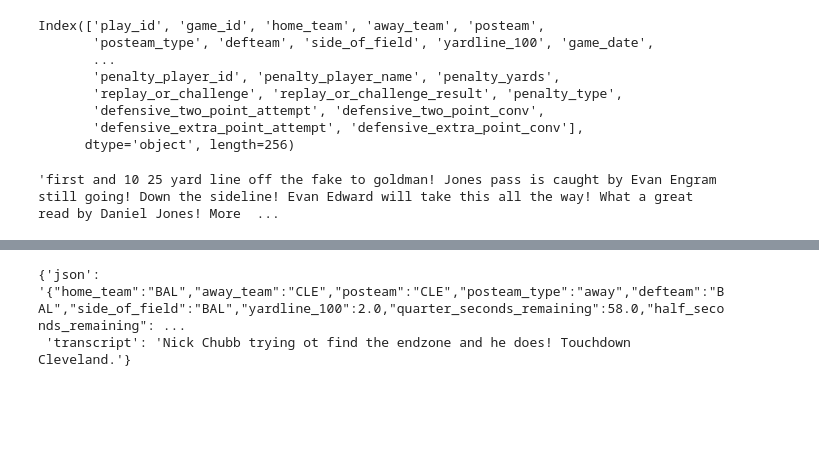
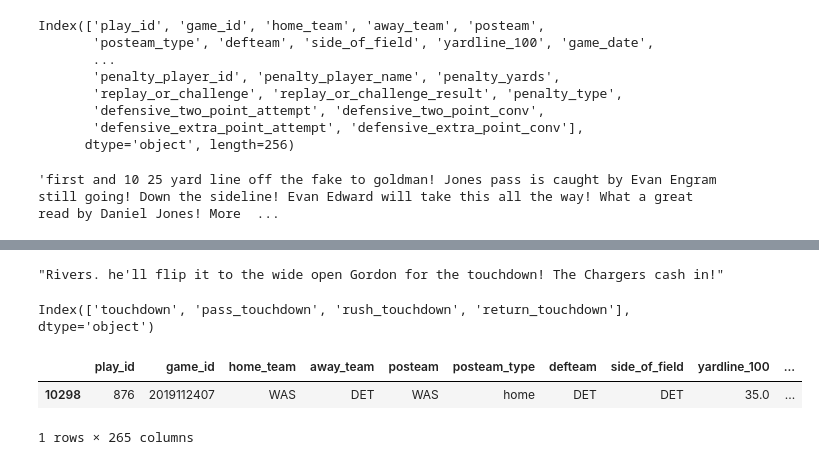
Before and after one commit to LtAstros/LIGNProject, a Jupyter notebook: DataPreprocess2019.ipynb, the cells around one changed output, grey strips where cells are left out. Drawn from its saved outputs; the diff is of its cells as text; code cells hidden in the pictures; blank space fills up the shorter version.

```diff
--- a/DataPreprocess2019.ipynb
+++ b/DataPreprocess2019.ipynb
@@ -92,5 +93,14 @@ my_sample.iloc[3]
-# %%
-pd.Series(ret_list).sample(1,random_state=57).iloc[0]
-# %% [output]
-{'json': '{"home_team":"BAL","away_team":"CLE","posteam":"CLE","posteam_type":"away","defteam":"BAL","side_of_field":"BAL","yardline_100":2.0,"quarter_seconds_remaining":58.0,"half_seconds_remaining": ...
- 'transcript': 'Nick Chubb trying ot find the endzone and he does! Touchdown Cleveland.'}
+# %%
+my_sample.iloc[2]["transcript"]
+# %% [output]
+"Rivers. he'll flip it to the wide open Gordon for the touchdown! The Chargers cash in!"
+# %%
+plays19.columns[plays19.columns.str.contains("touchdown")]
+# %% [output]
+Index(['touchdown', 'pass_touchdown', 'rush_touchdown', 'return_touchdown'], dtype='object')
+# %%
+plays19[plays19["return_touchdown"] == 1]
+# %% [output]
+|  | play_id | game_id | home_team | away_team | posteam | posteam_type | defteam | side_of_field | yardline_100 | ... |
+| 10298 | 876 | 2019112407 | WAS | DET | WAS | home | DET | DET | 35.0 | ... |
+1 rows × 265 columns
```
Also changed, not shown: parts of 4 cells of this notebook, 8 other files.
